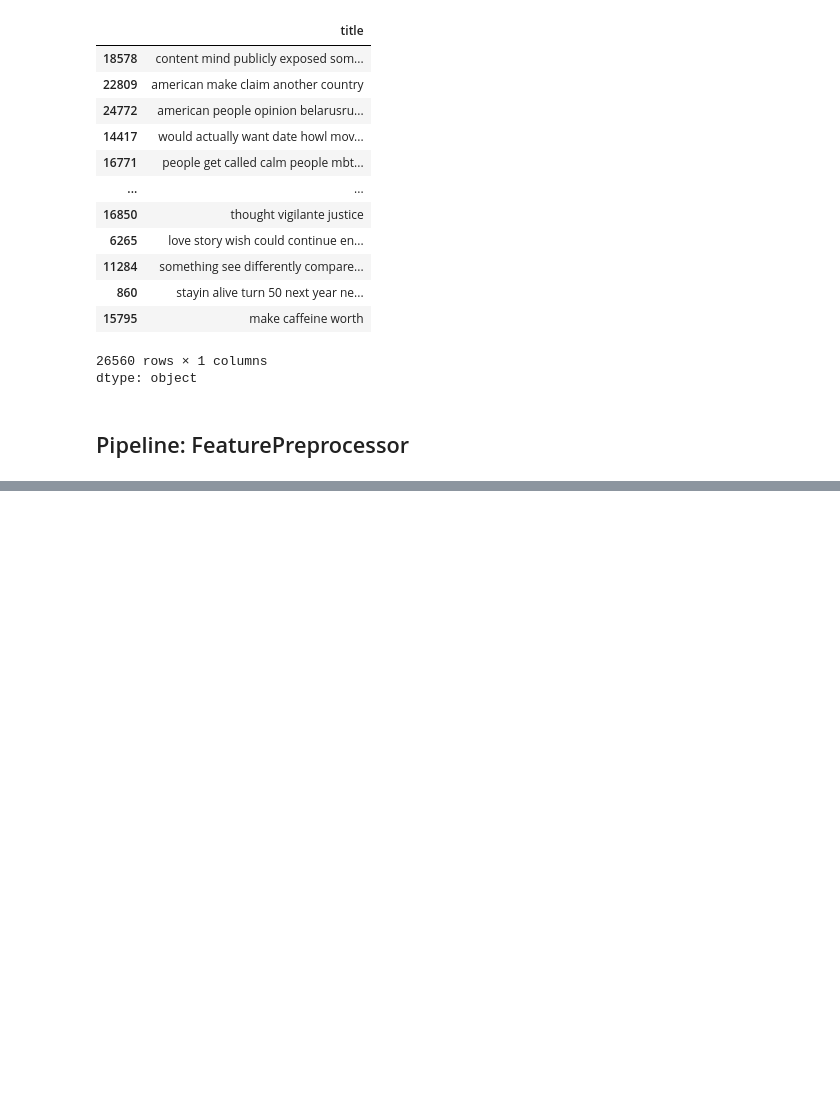
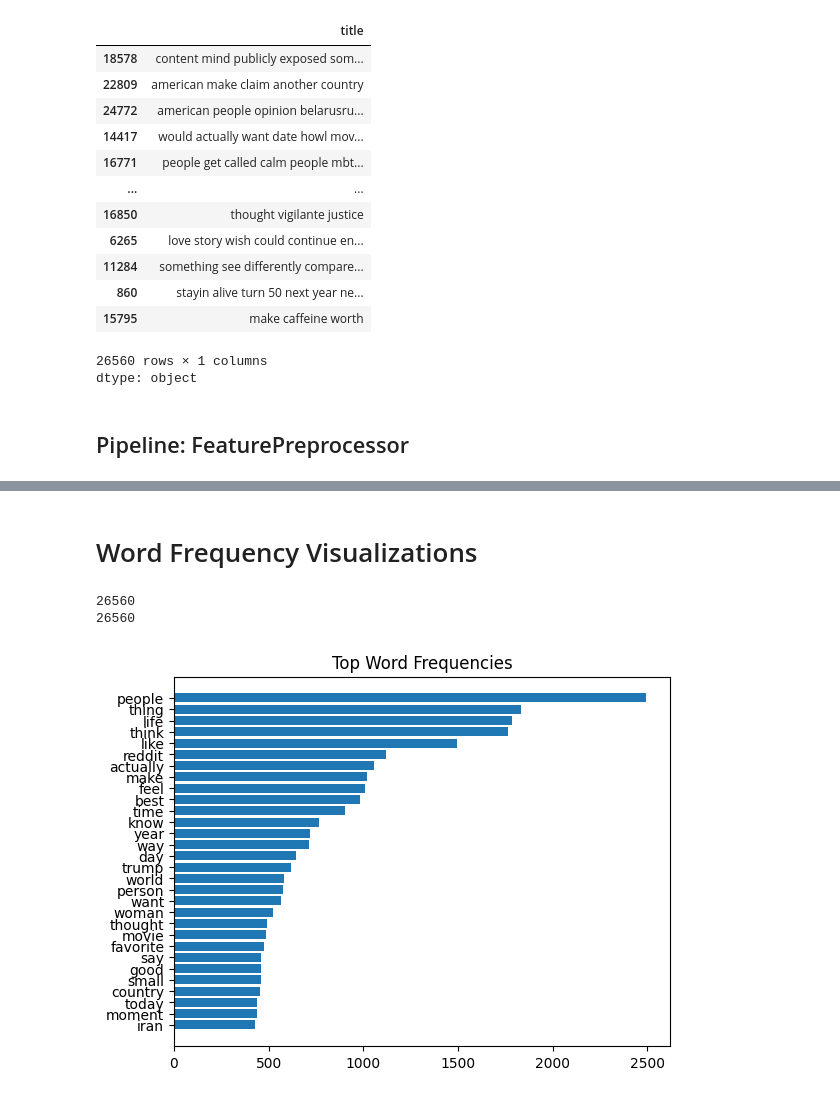
Before and after one commit to xmegan10/Reddit-Sentiment-Comment-Prediction, a Jupyter notebook: Reddit Comment Sentiment Prediction.ipynb, the cells around one changed output, grey strips where cells are left out. Cells and saved outputs as stored; diff of their text form; code cells hidden in the pictures; blank space fills up the shorter version.

```diff
--- a/Reddit Comment Sentiment Prediction.ipynb
+++ b/Reddit Comment Sentiment Prediction.ipynb
@@ -590,11 +591,6 @@ ptrain_set["title"]
 dtype: object
 # %% [markdown]
 ## Pipeline: FeaturePreprocessor
-# %%
-#group removed and rename all types
-ptrain_set["selftext"] = ptrain_set["selftext"].replace({"":'none','[removed]':'removed','[ Removed by Reddit on account of violating the [content policy](/help/contentpolicy). ]':'removed','[deleted]':'deleted'})
-#rename selftext column to status
-ptrain_set = ptrain_set.rename(columns = {"selftext":"status"})
 # %%
 #write pipeline for preprocess step
 from sklearn.base import BaseEstimator, TransformerMixin
@@ -651,0 +665,2 @@ ptrain_set_test = feat_preprocessor.transform(ptrain_set_test)
+# %% [markdown]
+# Word Frequency Visualizations
@@ -651,0 +720,10 @@ ptrain_set_test = feat_preprocessor.transform(ptrain_set_test)
+# %%
+print(len(ptrain_set[ptrain_set["title"] != " "]))
+print(len(ptrain_set))
+# %% [output]
+26560
+26560
+# %%
+f_vis_pstring.visualize_word_freq()
+# %% [output]
+[figure, added]
```
Also changed, not shown: parts of 50 cells of this notebook.
